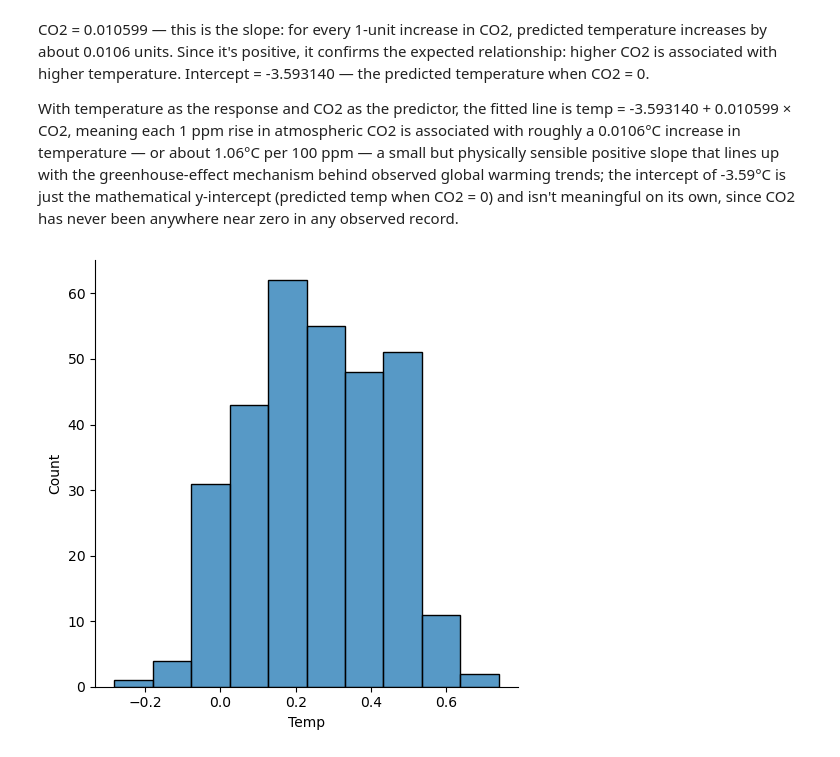
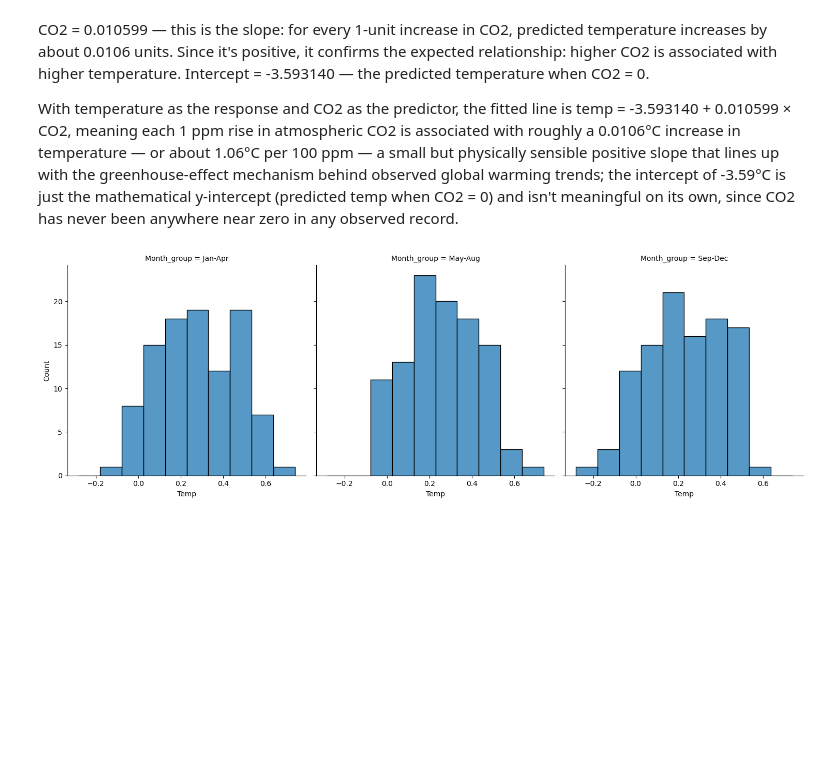
Before and after one commit to saalssall/Statistics_In_Python, a Jupyter notebook: Regression_statsmodel_1.ipynb, the cells around one changed output. Saved outputs shown, nothing was run; the diff lists cells and outputs as text; code cells hidden in the pictures; blank space fills up the shorter version.

Commit message:
Change co2 to month instead

```diff
--- a/Regression_statsmodel_1.ipynb
+++ b/Regression_statsmodel_1.ipynb
@@ -67,8 +67,21 @@ Intercept = -3.593140 — the predicted temperature when CO2 = 0.
 
 With temperature as the response and CO2 as the predictor, the fitted line is temp = -3.593140 + 0.010599 × CO2, meaning each 1 ppm rise in atmospheric CO2 is associated with roughly a 0.0106°C increase in temperature — or about 1.06°C per 100 ppm — a small but physically sensible positive slope that lines up with the greenhouse-effect mechanism behind observed global warming trends; the intercept of -3.59°C is just the mathematical y-intercept (predicted temp when CO2 = 0) and isn't meaningful on its own, since CO2 has never been anywhere near zero in any observed record.
 # %%
-sns.displot(data=climate_df, x='Temp', bins=10)
+# Suppress benign FutureWarnings coming from seaborn's internal groupby calls
+import warnings
+warnings.filterwarnings('ignore', category=FutureWarning, module='seaborn')
+# Group months into 3 broader periods (adjust boundaries to your definition of seasons/periods)
+climate_df['Month_group'] = pd.cut(climate_df['Month'],
+                                    bins=[0, 4, 8, 12],
+                                    labels=['Jan-Apr', 'May-Aug', 'Sep-Dec'])
+
+# Histograms of Temp with 10 bins, split into 3 month groups
+sns.displot(data=climate_df,
+            x='Temp',
+            col='Month_group',
+            col_wrap=3, bins=10)
+# Show the plot
 plt.show()
 # %% [output]
-[figure, old version]
+[figure, new version]
 # %%
```
Also changed, not shown: parts of 5 cells of this notebook.
